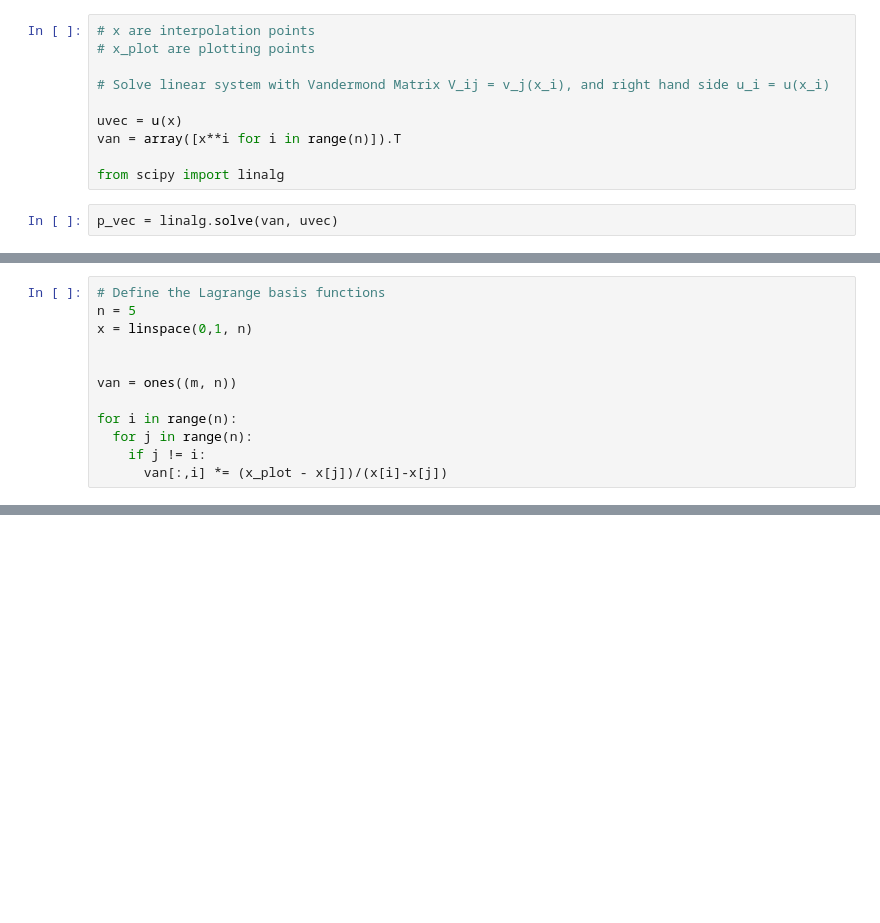
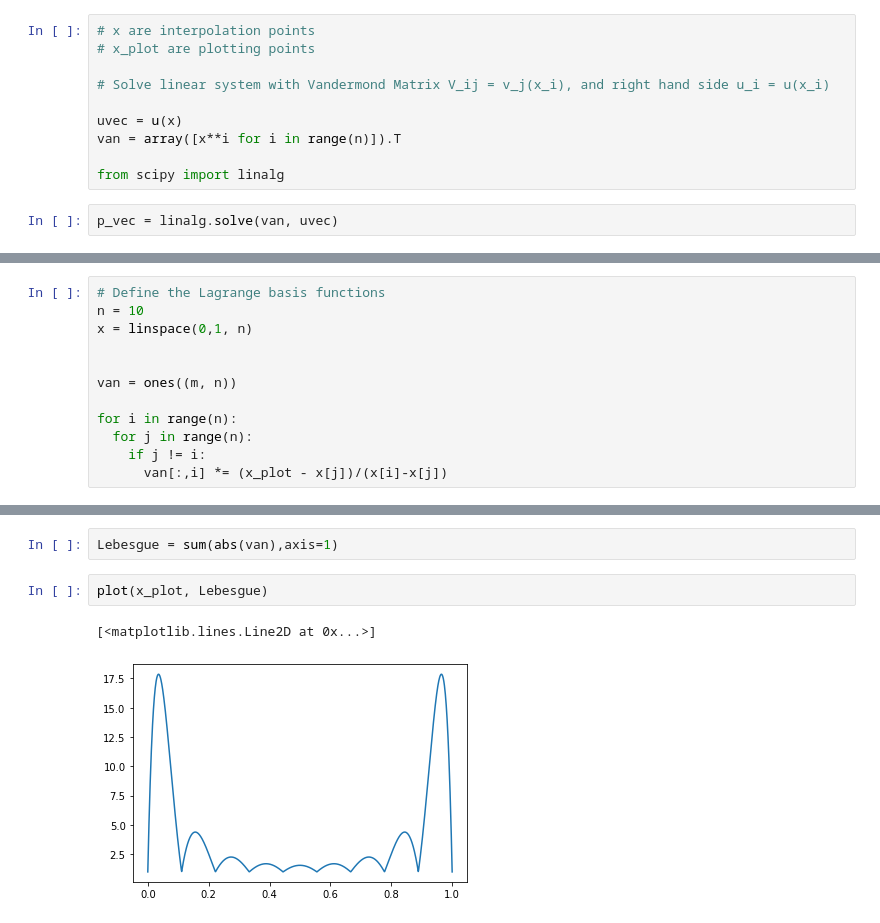
Before and after one commit to luca-heltai/numerical-analysis-2020-2021, a Jupyter notebook: notebooks/00-scratch-notes.ipynb, the cells around one changed output, grey strips where cells are left out. Cells and saved outputs as stored; diff of their text form; blank space fills up the shorter version.

```diff
--- a/notebooks/00-scratch-notes.ipynb
+++ b/notebooks/00-scratch-notes.ipynb
@@ -84,6 +120,6 @@ for n in range(1, 25):
 # %%
 # Define the Lagrange basis functions
-n = 5
+n = 10
 x = linspace(0,1, n)
 
 
@@ -98,0 +137,7 @@ _ = plot(x, 0*x, 'or')
+# %%
+Lebesgue = sum(abs(van),axis=1)
+# %%
+plot(x_plot, Lebesgue)
+# %% [output]
+[<matplotlib.lines.Line2D at 0x...>]
+[figure, added]
```
Also changed, not shown: parts of 10 cells of this notebook.
